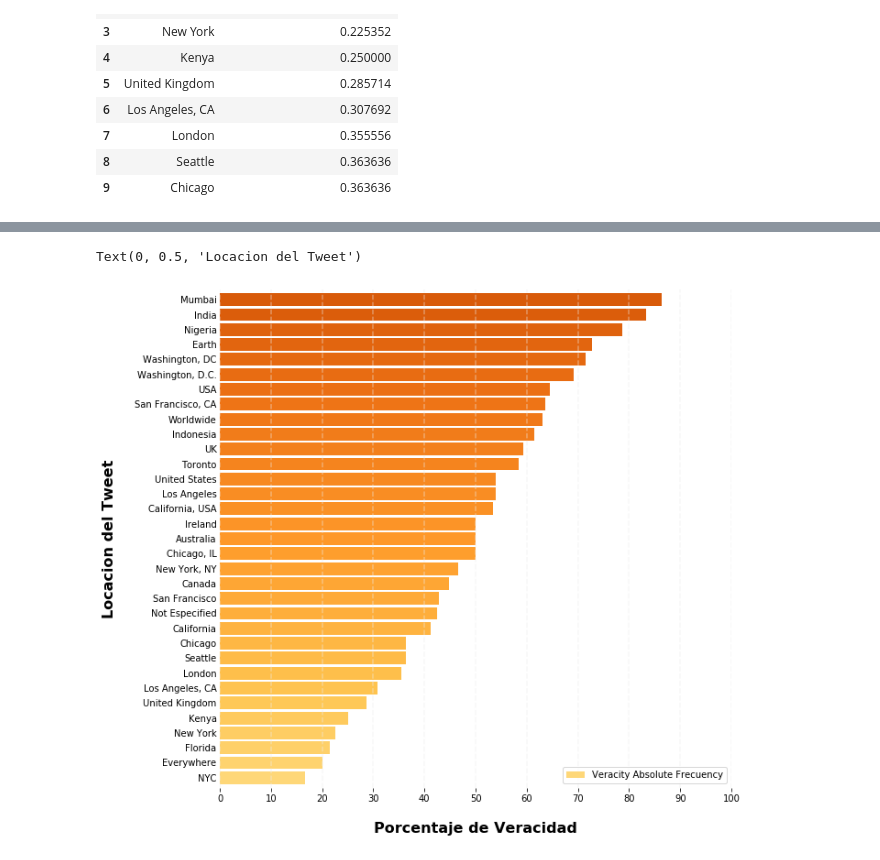
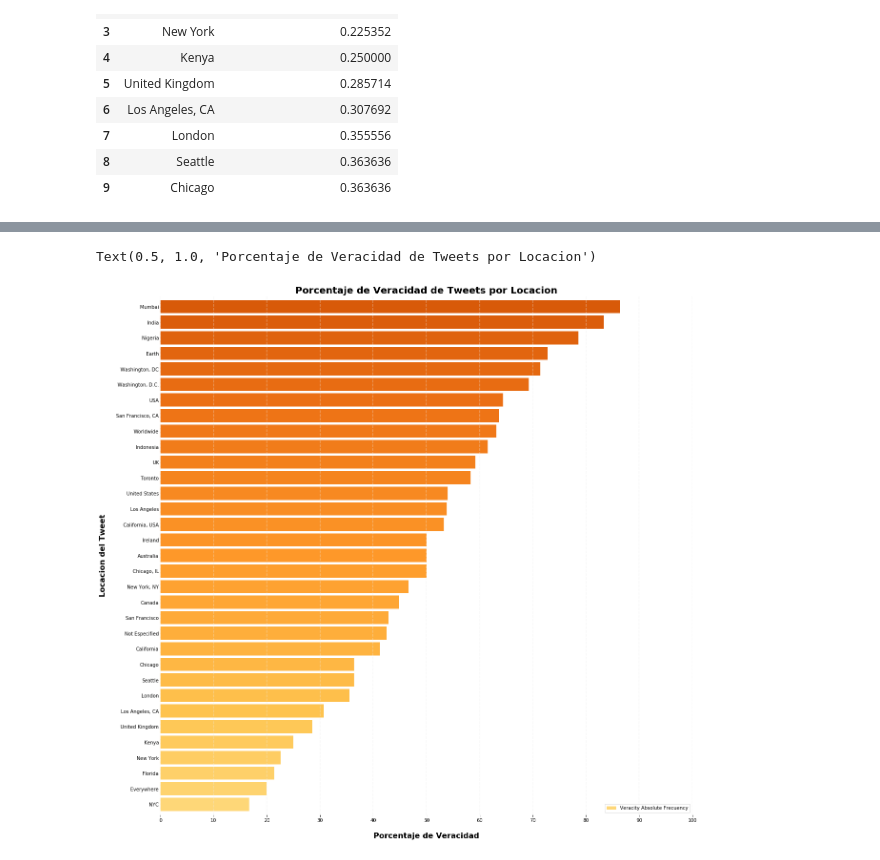
Before and after one commit to RiedelNicolas/TP1-Organizacion-de-Datos, a Jupyter notebook: Hugo.ipynb, the cells around one changed output, grey strips where cells are left out. Cells and saved outputs as stored; diff of their text form; code cells hidden in the pictures.

Commit message:
Pongo titulos a los plots

```diff
--- a/Hugo.ipynb
+++ b/Hugo.ipynb
@@ -124,26 +121,27 @@ tweets_frecuency_by_loc['Veracity Absolute Frecuency'] = tweets_frecuency_by_loc
 # %%
 
 saltos = np.linspace(0.3, 0.7, 33)
 colores = (cm.get_cmap('YlOrBr'))(saltos)
-top20 = tweets_frecuency_by_loc.plot(kind='barh', y ='Veracity Absolute Frecuency', x = 'location', figsize=(10,10), color=colores, width=0.85)
+tweets_frecuency_by_loc_plot = tweets_frecuency_by_loc.plot(kind='barh', y ='Veracity Absolute Frecuency', x = 'location', figsize=(20,20), color=colores, width=0.85)
 
 plt.xticks(np.arange(0, 100+1, 10.0))
 plt.tick_params(axis='y', length=0)
 
-top20.spines['right'].set_visible(False)
-top20.spines['top'].set_visible(False)
-top20.spines['left'].set_visible(False)
-top20.spines['bottom'].set_visible(False)
+tweets_frecuency_by_loc_plot.spines['right'].set_visible(False)
+tweets_frecuency_by_loc_plot.spines['top'].set_visible(False)
+tweets_frecuency_by_loc_plot.spines['left'].set_visible(False)
+tweets_frecuency_by_loc_plot.spines['bottom'].set_visible(False)
 
-lineas = top20.get_xticks()
+lineas = tweets_frecuency_by_loc_plot.get_xticks()
 for i in lineas:
-      top20.axvline(x=i, linestyle='--', alpha=0.4, color='#eeeeee')
+      tweets_frecuency_by_loc_plot.axvline(x=i, linestyle='--', alpha=0.4, color='#eeeeee')
 
-top20.set_xlabel("Porcentaje de Veracidad", labelpad=20, weight='bold', size=16)
-top20.set_ylabel("Locacion del Tweet", labelpad=20, weight='bold', size=16)
+tweets_frecuency_by_loc_plot.set_xlabel("Porcentaje de Veracidad", labelpad=20, weight='bold', size=16)
+tweets_frecuency_by_loc_plot.set_ylabel("Locacion del Tweet", labelpad=20, weight='bold', size=16)
+tweets_frecuency_by_loc_plot.set_title("Porcentaje de Veracidad de Tweets por Locacion", weight='bold', size=20)
 # %% [output]
-Text(0, 0.5, 'Locacion del Tweet')
+Text(0.5, 1.0, 'Porcentaje de Veracidad de Tweets por Locacion')
-[figure, old version]
+[figure, new version]
 # %%
 tweets_by_loc.head(10)
 # %% [output]
```
Also changed, not shown: parts of 8 cells of this notebook.
